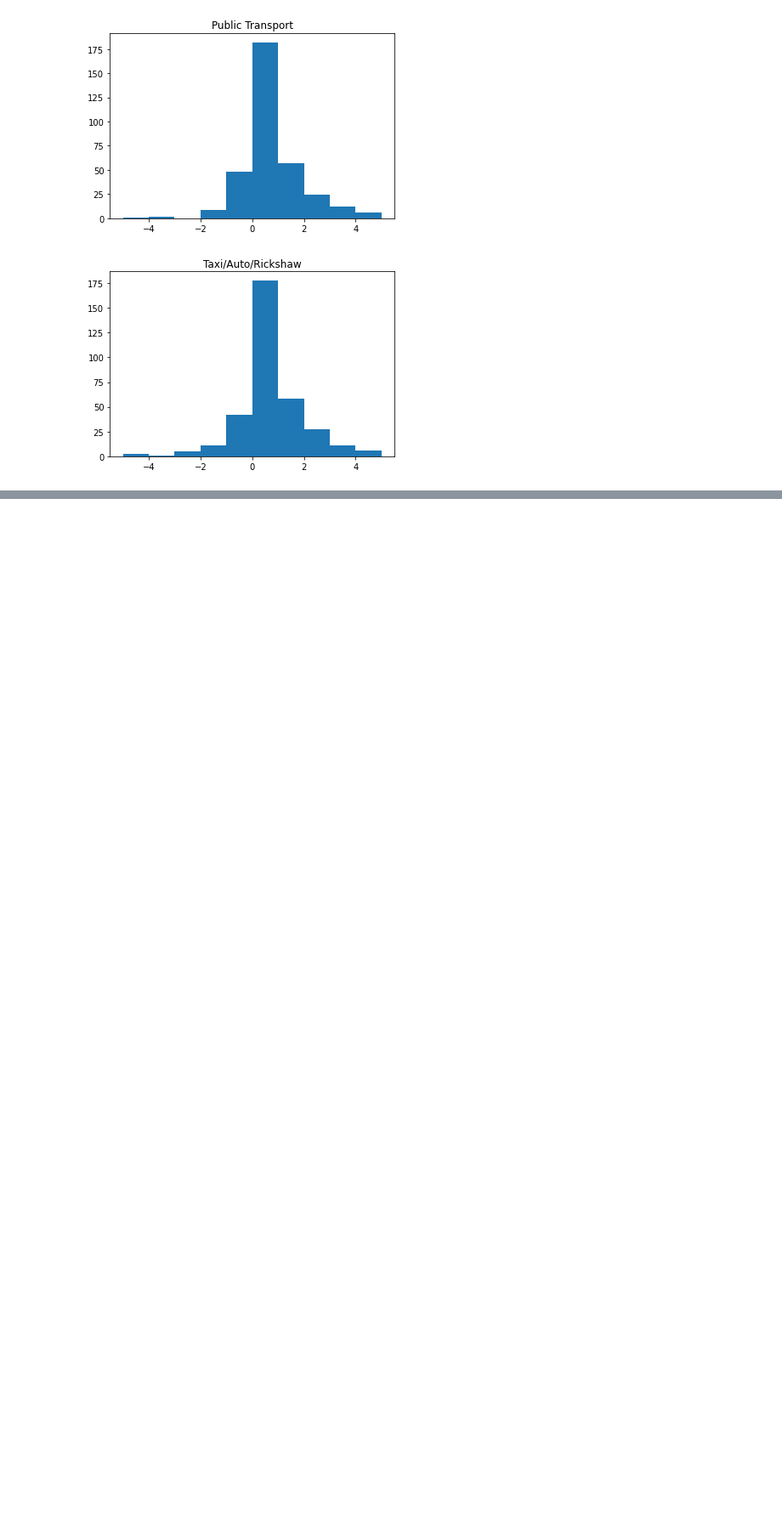
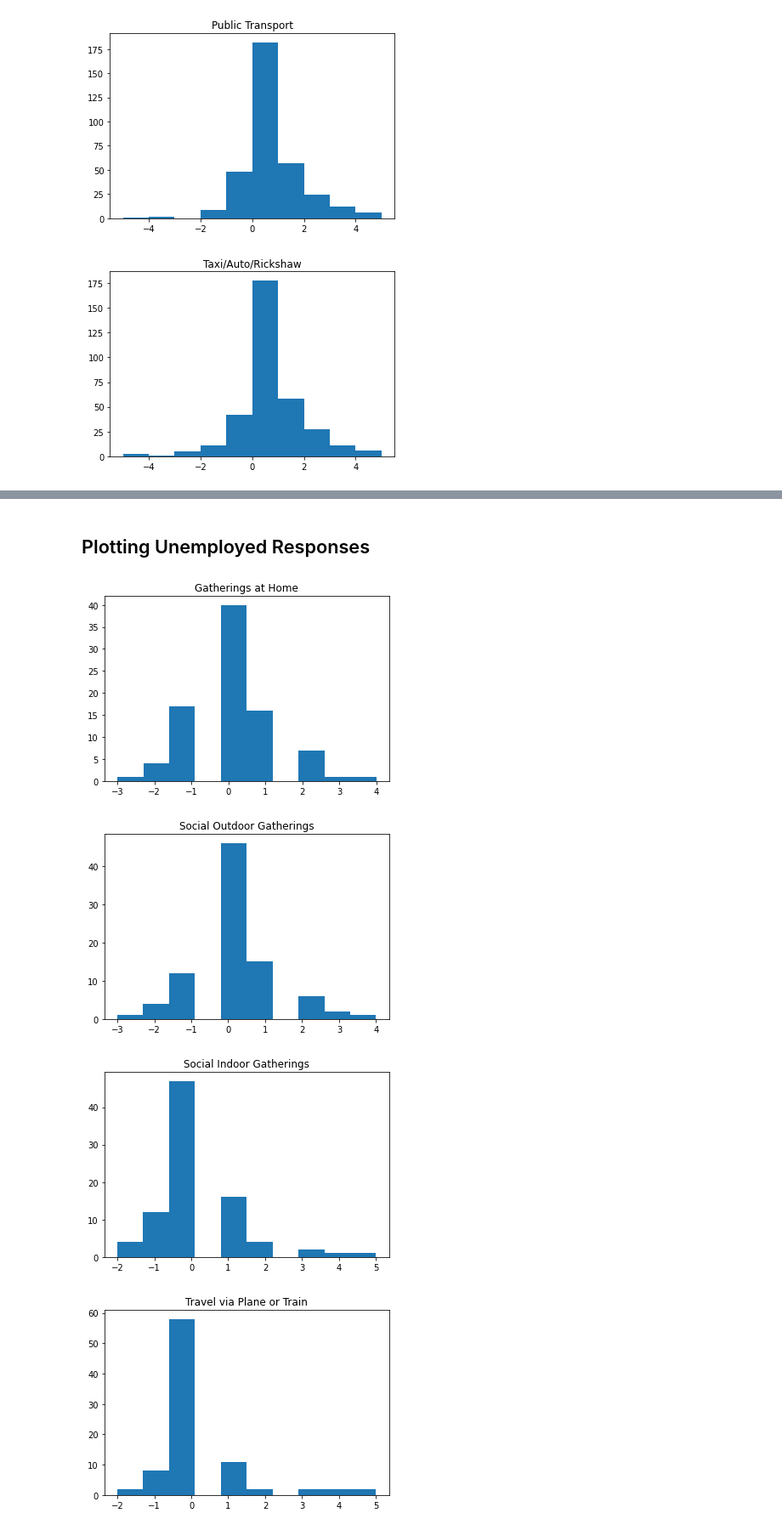
Before and after one commit to veer-shah/Indian-Life-After-Lockdown-Survey, a Jupyter notebook: Basic Analysis.ipynb, the cells around one changed output, grey strips where cells are left out. Shown at 85% size. Saved outputs shown, nothing was run; the diff lists cells and outputs as text; code cells hidden in the pictures; blank space fills up the shorter version.

```diff
--- a/Basic Analysis.ipynb
+++ b/Basic Analysis.ipynb
@@ -153,0 +180,24 @@ for i in range(len(q_titles)):
+# %% [markdown]
+## Plotting Unemployed Responses
+# %%
+# Plotting difference (social distancing [q31] - pre-covid [q32]) for social travel
+# We would expect this to be slightly positive
+# Note that all 5+ is converted to 5
+
+q_titles = ['Gatherings at Home', 'Social Outdoor Gatherings', 'Social Indoor Gatherings', 'Travel via Plane or Train', 'Travel via Public Transport', 'Travel via Taxi/Auto/Rickshaw']
+all_vals = unemployed[['Q31_1','Q31_2','Q31_3','Q31_4', 'Q31_5', 'Q31_6',
+                        'Q32_1','Q32_2','Q32_3','Q32_4', 'Q32_5', 'Q32_6']].dropna().replace('5+','5').astype(int)
+
+social_dist = all_vals[['Q31_1','Q31_2','Q31_3','Q31_4', 'Q31_5', 'Q31_6']]
+pre_covid = all_vals[['Q32_1','Q32_2','Q32_3','Q32_4', 'Q32_5', 'Q32_6']]
+difference = pre_covid.to_numpy() - social_dist.to_numpy()
+
+for i in range(len(q_titles)):
+    plt.figure()
+    plt.hist(difference[:,i])
+    plt.title(q_titles[i])
+# %% [output]
+[figure, added]
+[figure, added]
+[figure, added]
+[figure, added]
```
Also changed, not shown: parts of 7 cells of this notebook, 1 other file.
